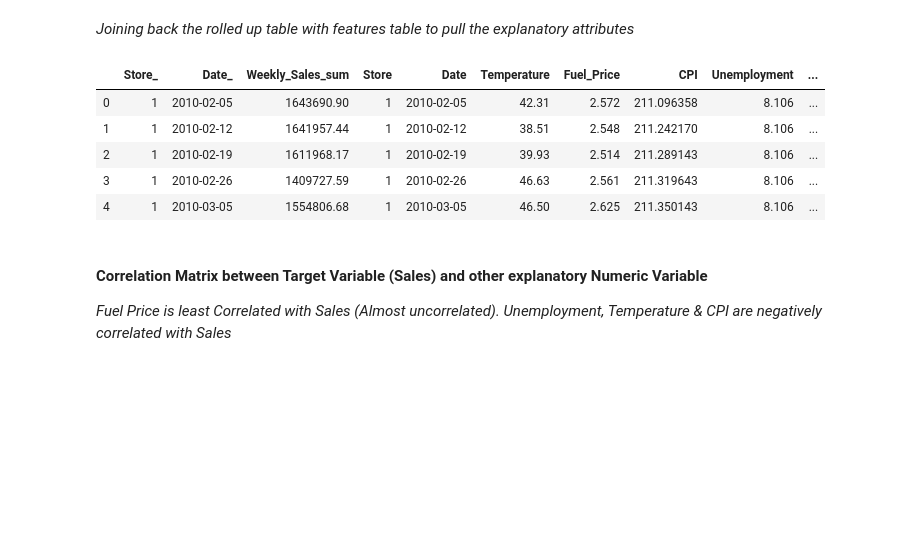
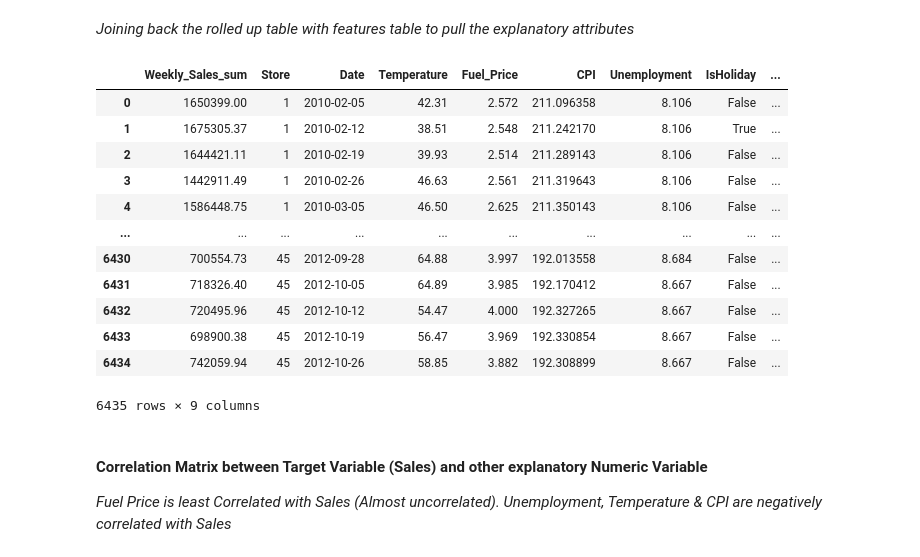
Before and after one commit to bhavish2207/RETAIL-SALES-FORECASTING-using-Recurrent-Neural-Networks, a Jupyter notebook: CIS 731 Project Data EXPLORATION.ipynb, the cells around one changed output. Saved outputs shown, nothing was run; the diff lists cells and outputs as text; code cells hidden in the pictures; blank space fills up the shorter version.

```diff
--- a/CIS 731 Project Data EXPLORATION.ipynb
+++ b/CIS 731 Project Data EXPLORATION.ipynb
@@ -37,0 +42,3 @@ print(sales_forecasting_df.shape)
+# %%
+sales_forecasting_df = sales_forecasting_df.drop(columns=['Date'])
+sales_forecasting_df.head()
@@ -72,7 +86,7 @@ plt.show()
 # %% [markdown]
 We can observe a fluctuating seasonal trend across all the 45 stores. As expected, we see a huge peak in sales during the months of November & December every year
 # %%
-sales_week_store_lvl = sales_forecasting_df.groupby(['Store', 'Date'],as_index=False).agg({'Weekly_Sales': ['sum']})
+sales_week_store_lvl = sales_forecasting_df.groupby(['Store', 'week_nbr'],as_index=False).agg({'Weekly_Sales': ['sum']})
 sales_week_store_lvl.columns = ["_".join(x) for x in sales_week_store_lvl.columns.ravel()]
 # %%
 import matplotlib.pyplot as plt
@@ -114,0 +111,3 @@ features_df.head()
+# %%
+sales_week_store_lvl = sales_week_store_lvl.sort_values(['Store_', 'week_nbr_'], ascending=[True, True])
+sales_week_store_lvl
@@ -115,19 +128,28 @@ features_df.head()
 # %% [markdown]
 *Joining back the rolled up table with features table to pull the explanatory attributes*
 # %%
-features_df = pd.read_csv("data/features.csv")
-#features_df['Date'] = pd.to_datetime(features_df.Date)
-week_store_sales_attri = pd.merge(sales_week_store_lvl,features_df, how = 'inner', left_on=['Store_','Date_'], right_on = ['Store','Date'])
+features_df = pd.read_csv("data/treated_features.csv")
+features_df['Date'] = pd.to_datetime(features_df.Date)
+features_df['week_nbr'] = features_df.sort_values(['Date'],ascending=[True]).groupby(['Store'])\
+             .cumcount() + 1
+week_store_sales_attri = pd.merge(sales_week_store_lvl,features_df, how = 'inner', left_on=['Store_','week_nbr_'], right_on = ['Store','week_nbr'])
 # %%
-week_store_sales_attri = week_store_sales_attri.drop(columns=['MarkDown1','MarkDown2','MarkDown3','MarkDown4','MarkDown5'])
-week_store_sales_attri.head()
+week_store_sales_attri = week_store_sales_attri.drop(columns=['Store_','week_nbr_',])
+week_store_sales_attri
 # %% [output]
-|  | Store_ | Date_ | Weekly_Sales_sum | Store | Date | Temperature | Fuel_Price | CPI | Unemployment | ... |
-| 0 | 1 | 2010-02-05 | 1643690.90 | 1 | 2010-02-05 | 42.31 | 2.572 | 211.096358 | 8.106 | ... |
-| 1 | 1 | 2010-02-12 | 1641957.44 | 1 | 2010-02-12 | 38.51 | 2.548 | 211.242170 | 8.106 | ... |
-| 2 | 1 | 2010-02-19 | 1611968.17 | 1 | 2010-02-19 | 39.93 | 2.514 | 211.289143 | 8.106 | ... |
-| 3 | 1 | 2010-02-26 | 1409727.59 | 1 | 2010-02-26 | 46.63 | 2.561 | 211.319643 | 8.106 | ... |
-| 4 | 1 | 2010-03-05 | 1554806.68 | 1 | 2010-03-05 | 46.50 | 2.625 | 211.350143 | 8.106 | ... |
+|  | Weekly_Sales_sum | Store | Date | Temperature | Fuel_Price | CPI | Unemployment | IsHoliday | ... |
+| 0 | 1650399.00 | 1 | 2010-02-05 | 42.31 | 2.572 | 211.096358 | 8.106 | False | ... |
+| 1 | 1675305.37 | 1 | 2010-02-12 | 38.51 | 2.548 | 211.242170 | 8.106 | True | ... |
+| 2 | 1644421.11 | 1 | 2010-02-19 | 39.93 | 2.514 | 211.289143 | 8.106 | False | ... |
+| 3 | 1442911.49 | 1 | 2010-02-26 | 46.63 | 2.561 | 211.319643 | 8.106 | False | ... |
+| 4 | 1586448.75 | 1 | 2010-03-05 | 46.50 | 2.625 | 211.350143 | 8.106 | False | ... |
+| ... | ... | ... | ... | ... | ... | ... | ... | ... | ... |
+| 6430 | 700554.73 | 45 | 2012-09-28 | 64.88 | 3.997 | 192.013558 | 8.684 | False | ... |
+| 6431 | 718326.40 | 45 | 2012-10-05 | 64.89 | 3.985 | 192.170412 | 8.667 | False | ... |
+| 6432 | 720495.96 | 45 | 2012-10-12 | 54.47 | 4.000 | 192.327265 | 8.667 | False | ... |
+| 6433 | 698900.38 | 45 | 2012-10-19 | 56.47 | 3.969 | 192.330854 | 8.667 | False | ... |
+| 6434 | 742059.94 | 45 | 2012-10-26 | 58.85 | 3.882 | 192.308899 | 8.667 | False | ... |
+6435 rows × 9 columns
 # %% [markdown]
 #### Correlation Matrix between Target Variable (Sales) and other explanatory Numeric Variable
 *Fuel Price is least Correlated with Sales (Almost uncorrelated). Unemployment, Temperature & CPI are negatively correlated with Sales*
```
Also changed, not shown: parts of 17 cells of this notebook.
